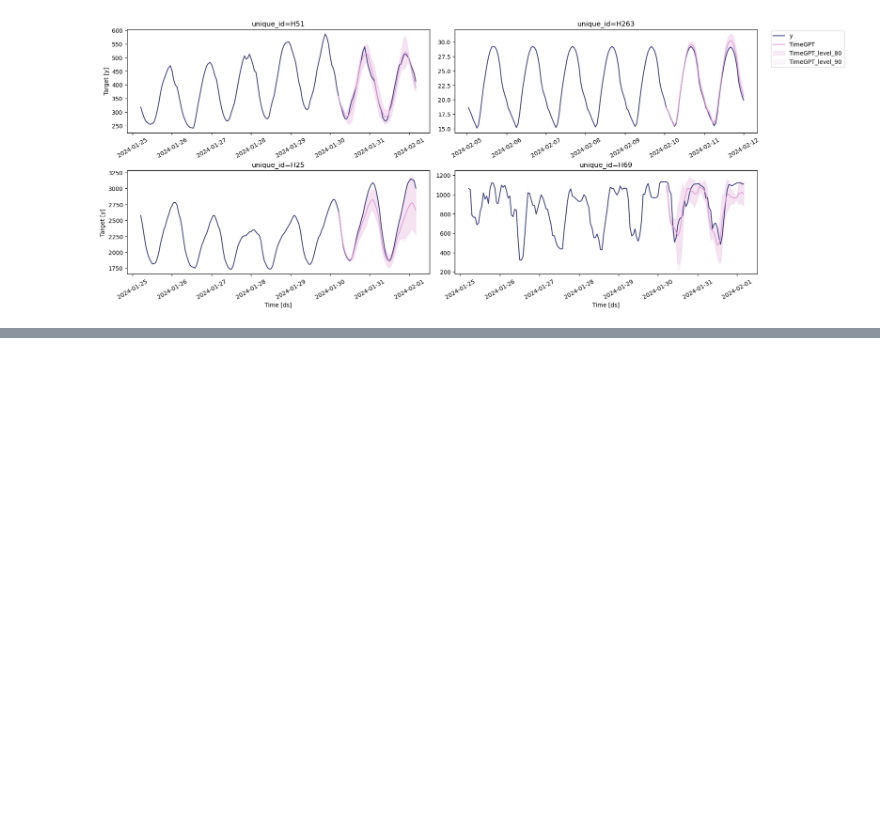
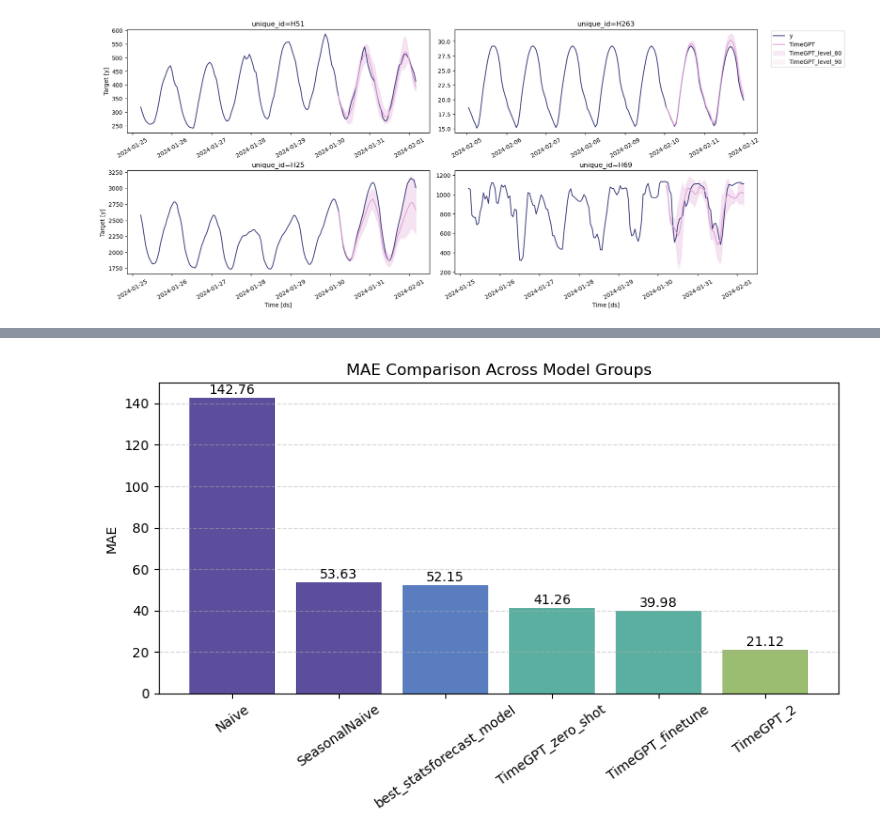
Before and after one commit to Yibei990826/pydata_2025_statsforecast, a Jupyter notebook: statsforecast_demo.ipynb, the cells around one changed output, grey strips where cells are left out. Saved outputs shown, nothing was run; the diff lists cells and outputs as text; code cells hidden in the pictures; blank space fills up the shorter version.

```diff
--- a/statsforecast_demo.ipynb
+++ b/statsforecast_demo.ipynb
@@ -265,0 +293,7 @@ plot_metric_bar_multi(dfs = [metrics_sf_models, metrics_base, metrics_sf_best, e
+# %%
+metrics_tgpt_2 = evaluate(
+    df=df_test.merge(fcst_timegpt_2.rename(columns={'TimeGPT': 'TimeGPT_2'}), on = ['unique_id', 'ds']),
+    metrics=[mae, mse, rmse, smape],
+    agg_fn='mean',
+).set_index('metric')
+metrics_tgpt_2
@@ -265,0 +311,4 @@ plot_metric_bar_multi(dfs = [metrics_sf_models, metrics_base, metrics_sf_best, e
+# %%
+plot_metric_bar_multi(dfs = [metrics_base, metrics_sf_best, eval_df_tgpt, metrics_tgpt_2])
+# %% [output]
+[figure, added]
```
Also changed, not shown: parts of 15 cells of this notebook, 3 other files.
